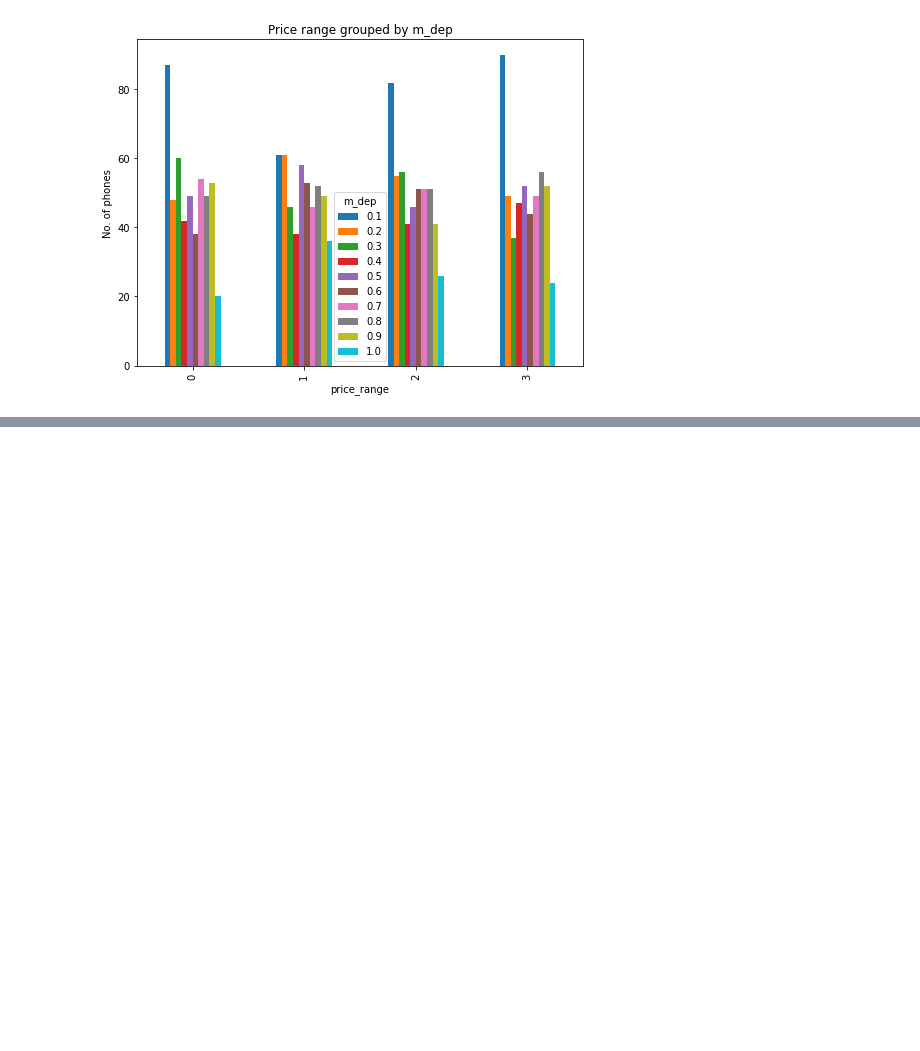
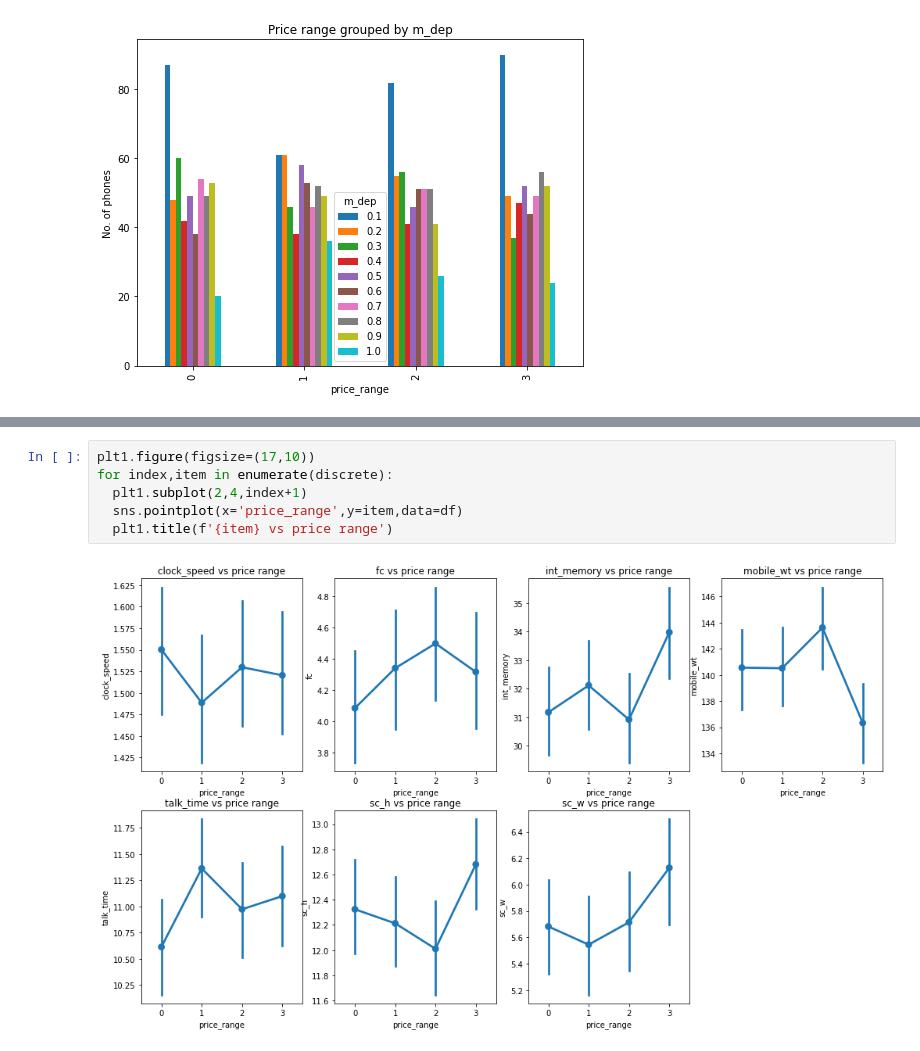
Before and after one commit to spandit98/Mobile-Price-Range-Prediction, a Jupyter notebook: Mobile_Price_Range_Prediction_Soumyadeep.ipynb, the cells around one changed output, grey strips where cells are left out. Saved outputs shown, nothing was run; the diff lists cells and outputs as text; blank space fills up the shorter version.

```diff
--- a/Mobile_Price_Range_Prediction_Soumyadeep.ipynb
+++ b/Mobile_Price_Range_Prediction_Soumyadeep.ipynb
@@ -261,0 +273,8 @@ for item in list1:
+# %%
+plt1.figure(figsize=(17,10))
+for index,item in enumerate(discrete):
+  plt1.subplot(2,4,index+1)
+  sns.pointplot(x='price_range',y=item,data=df)
+  plt1.title(f'{item} vs price range')
+# %% [output]
+[figure, added]
```
Also changed, not shown: parts of 2 cells of this notebook.
